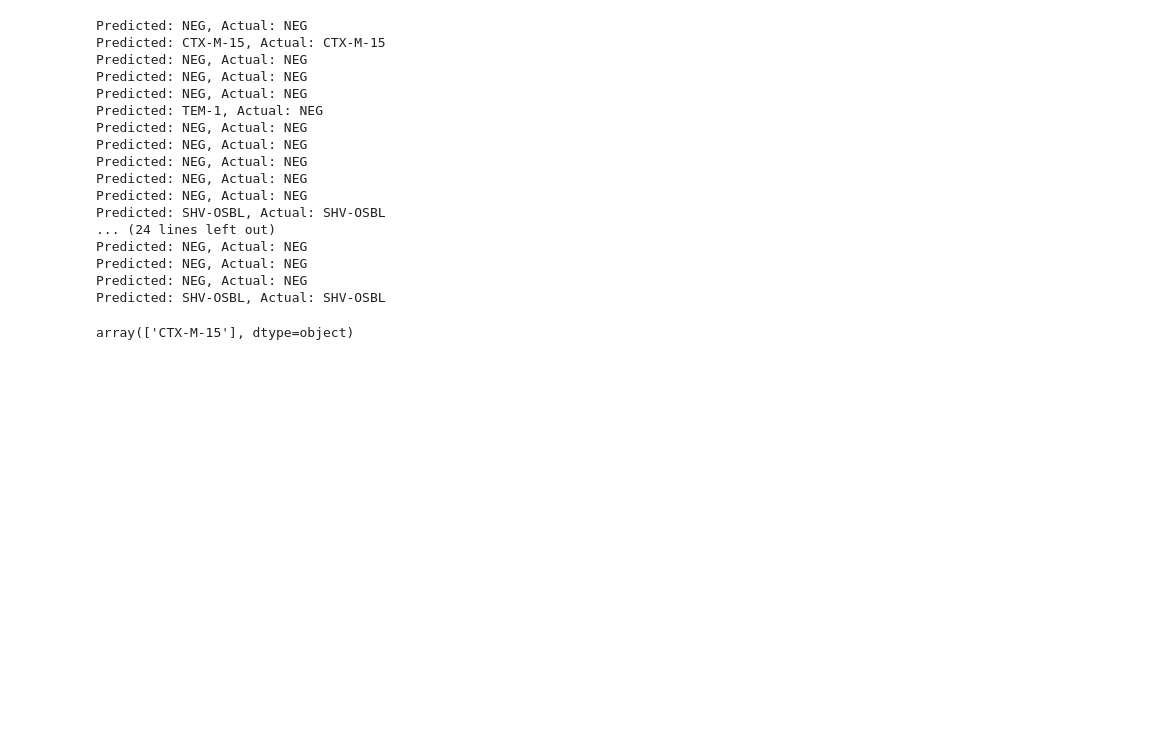
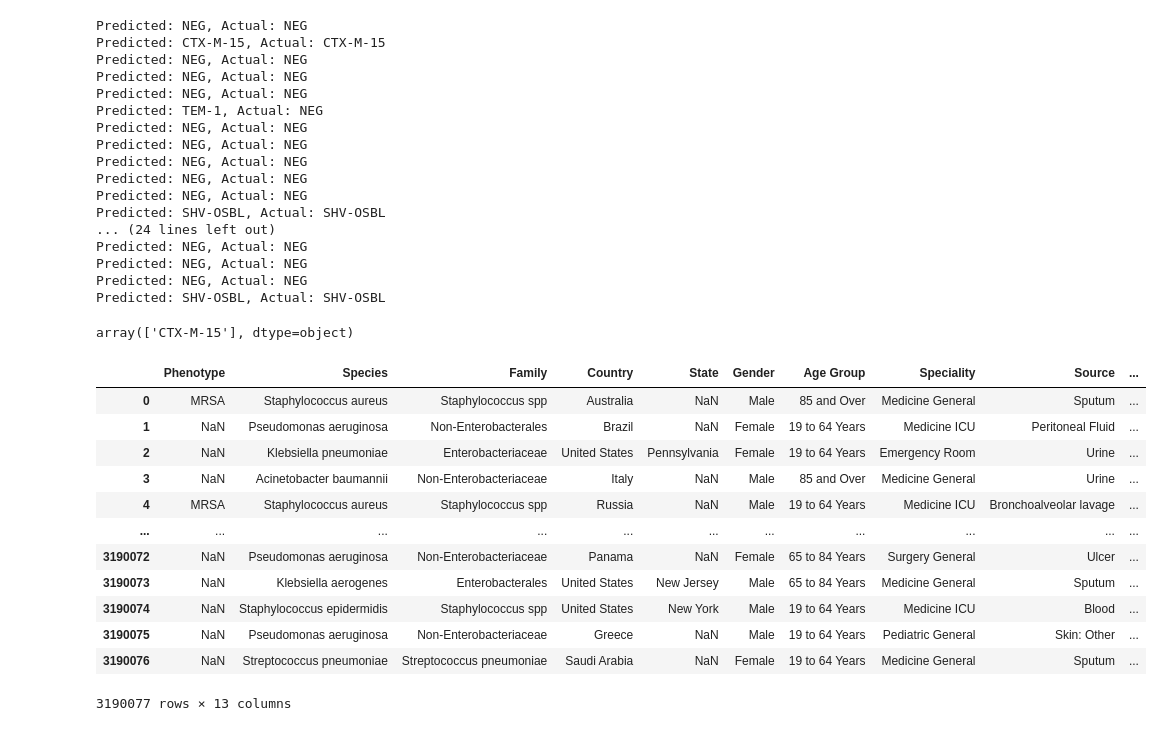
Before and after one commit to thomaslim6793/microbis-ml-fastapi, a Jupyter notebook: test_models.ipynb, the cells around one changed output. Cells and saved outputs as stored; diff of their text form; code cells hidden in the pictures; blank space fills up the shorter version.

```diff
--- a/test_models.ipynb
+++ b/test_models.ipynb
@@ -464,3 +464,20 @@ Predicted: SHV-OSBL, Actual: SHV-OSBL
 label_encoder.inverse_transform(model.predict(test_example_x.loc[[109620]]))
 # %% [output]
 array(['CTX-M-15'], dtype=object)
+# %%
+import pandas as pd
+pd.read_csv("/Users/thomaslim/microbis/test_sets/MIC_Interpretation_test_set.csv")
+# %% [output]
+|  | Phenotype | Species | Family | Country | State | Gender | Age Group | Speciality | Source | ... |
+| 0 | MRSA | Staphylococcus aureus | Staphylococcus spp | Australia | NaN | Male | 85 and Over | Medicine General | Sputum | ... |
+| 1 | NaN | Pseudomonas aeruginosa | Non-Enterobacterales | Brazil | NaN | Female | 19 to 64 Years | Medicine ICU | Peritoneal Fluid | ... |
+| 2 | NaN | Klebsiella pneumoniae | Enterobacteriaceae | United States | Pennsylvania | Female | 19 to 64 Years | Emergency Room | Urine | ... |
+| 3 | NaN | Acinetobacter baumannii | Non-Enterobacteriaceae | Italy | NaN | Male | 85 and Over | Medicine General | Urine | ... |
+| 4 | MRSA | Staphylococcus aureus | Staphylococcus spp | Russia | NaN | Male | 19 to 64 Years | Medicine ICU | Bronchoalveolar lavage | ... |
+| ... | ... | ... | ... | ... | ... | ... | ... | ... | ... | ... |
+| 3190072 | NaN | Pseudomonas aeruginosa | Non-Enterobacteriaceae | Panama | NaN | Female | 65 to 84 Years | Surgery General | Ulcer | ... |
+| 3190073 | NaN | Klebsiella aerogenes | Enterobacterales | United States | New Jersey | Male | 65 to 84 Years | Medicine General | Sputum | ... |
+| 3190074 | NaN | Staphylococcus epidermidis | Staphylococcus spp | United States | New York | Male | 19 to 64 Years | Medicine ICU | Blood | ... |
+| 3190075 | NaN | Pseudomonas aeruginosa | Non-Enterobacteriaceae | Greece | NaN | Male | 19 to 64 Years | Pediatric General | Skin: Other | ... |
+| 3190076 | NaN | Streptococcus pneumoniae | Streptococcus pneumoniae | Saudi Arabia | NaN | Female | 19 to 64 Years | Medicine General | Sputum | ... |
+3190077 rows × 13 columns
```
Also changed, not shown: 31 other files.
